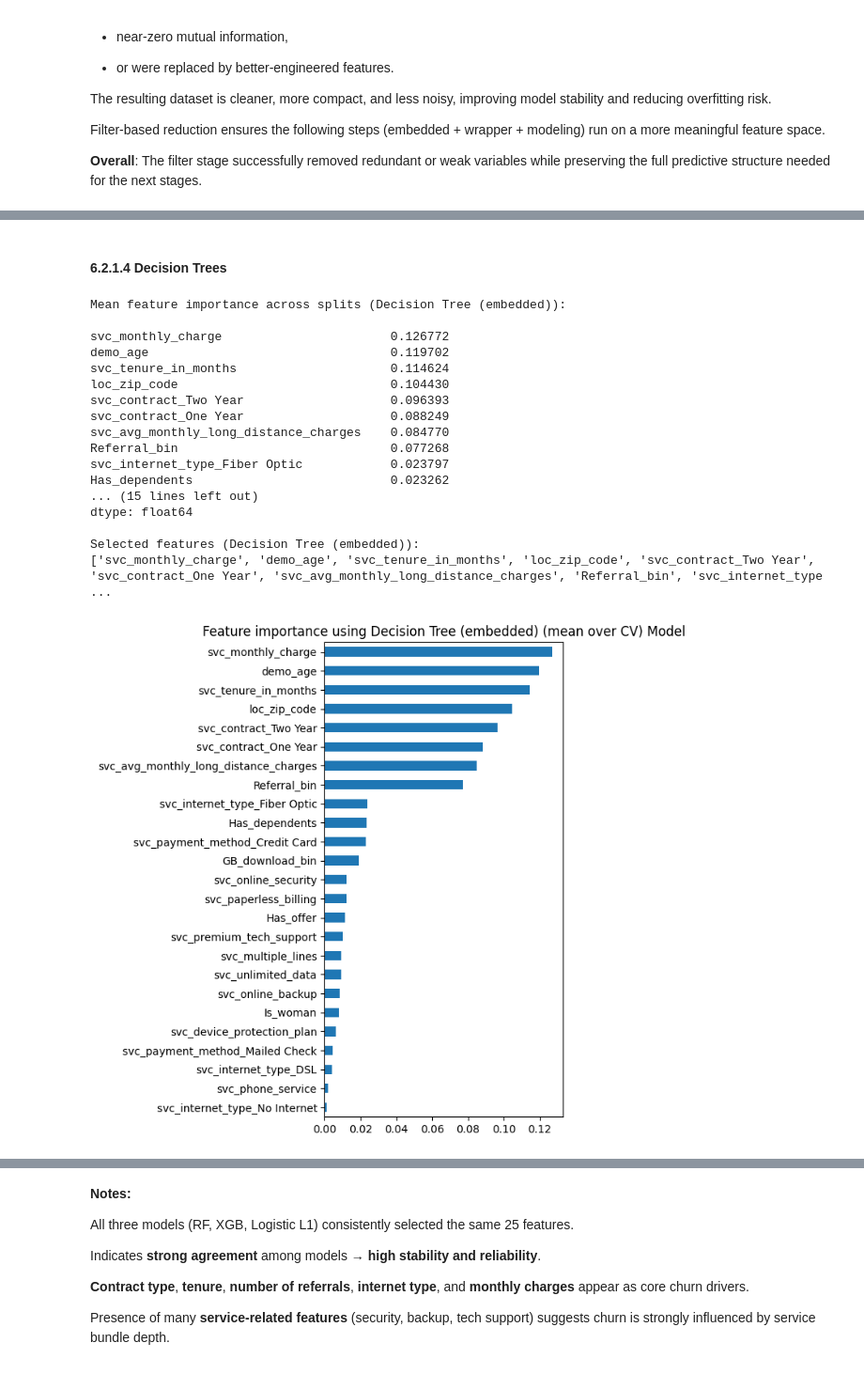
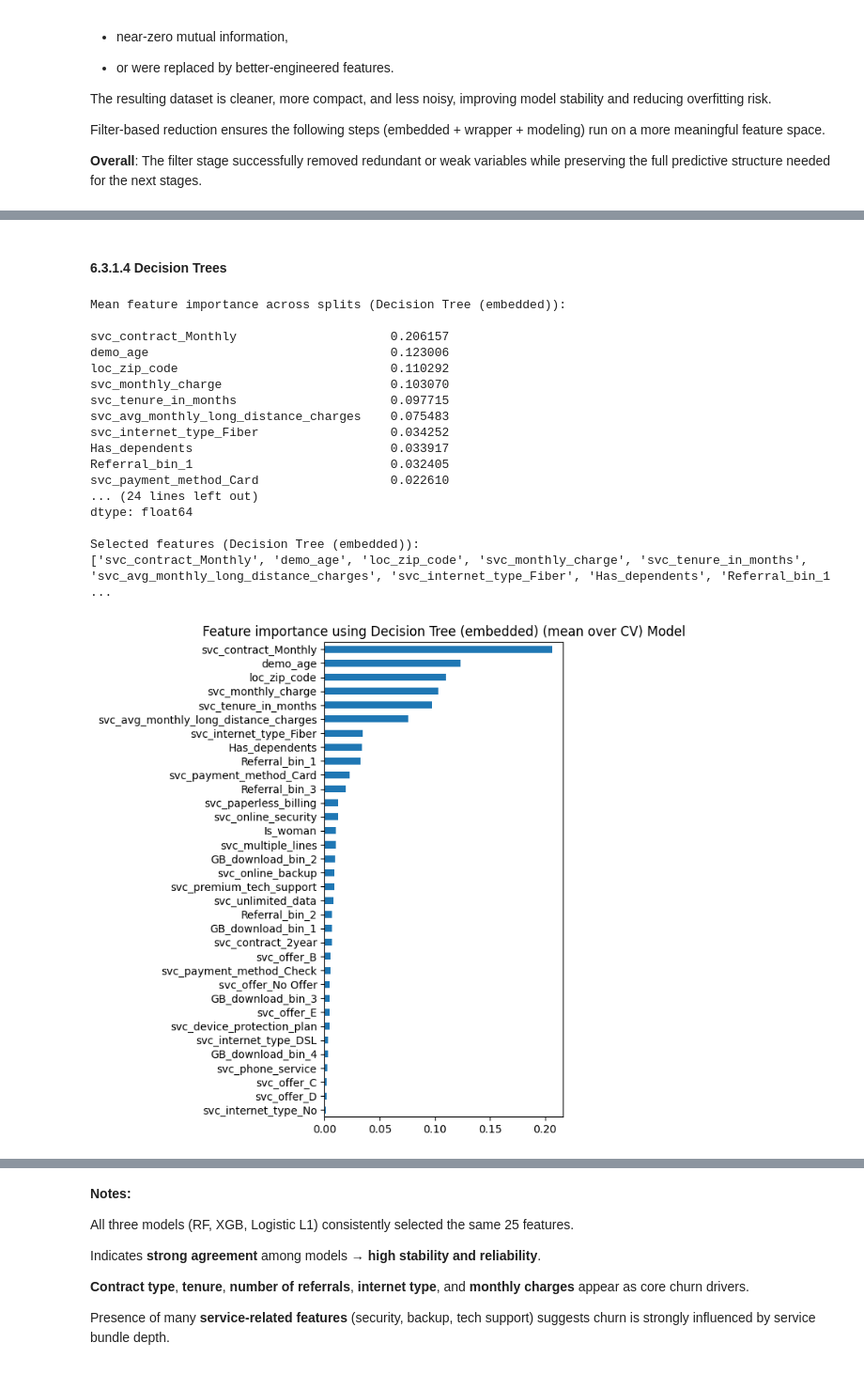
Before and after one commit to sergiopatinha/EnterpriseDataScienceBootcamp_workgroup, a Jupyter notebook: notebooks/03_data_preparation.ipynb, the cells around one changed output, grey strips where cells are left out. Shown at 94% size. Cells and saved outputs as stored; diff of their text form; code cells hidden in the pictures.

```diff
--- a/notebooks/03_data_preparation.ipynb
+++ b/notebooks/03_data_preparation.ipynb
@@ -873,0 +920,3 @@ to_encode_cols.append("svc_payment_method")
+# %%
+to_encode_cols.append("svc_offer")
+X["svc_offer"].value_counts(dropna=False)
@@ -1107,12 +1034,0 @@ Column: svc_monthly_charge  (unique=1488)
-# %%
-print("\n=== Ordinal Columns ===")
-print(ordinal_cols)
-
-
-# Step: Show unique values for categorical columns with <5 unique entries
-print("\n=== Ordinal Columns with Unique Values ===")
-for col in ordinal_cols:
-    unique_vals = X[col].unique()
-    if len(unique_vals) <= 500000:
-        print(f"\nColumn: {col}  (unique={len(unique_vals)})")
-        print(unique_vals)
@@ -1134,12 +1034,0 @@ Categories (5, object): ['0' < '1–10' < '11–30' < '31–60' < '60+']
-# %%
-print("\n=== Binnary Columns ===")
-print(binary_cols)
-
-
-# Step: Show unique values for categorical columns with <5 unique entries
-print("\n=== Binnary Columns with Unique Values ===")
-for col in binary_cols:
-    unique_vals = X[col].unique()
-    if len(unique_vals) <= 5:
-        print(f"\nColumn: {col}  (unique={len(unique_vals)})")
-        print(unique_vals)
@@ -2249,0 +2737,4 @@ Filter-based reduction ensures the following steps (embedded + wrapper + modelin
+# %%
+# Number of variabels to choose?
+
+k_features=10
@@ -2521,39 +3025,36 @@ Selected features (Logistic Regression (embedded)):
 # %% [markdown]
-#### **6.2.1.4 Decision Trees**
+#### **6.3.1.4 Decision Trees**
 # %%
-X_dt_enc = make_all_numeric(X_enc)
-
-
 dt_est = DecisionTreeClassifier(
     random_state=99,
     max_depth=None
 )
 
 dt_mean_imp, dt_imp_splits, dt_selected_features = select_best_features_embedded(
-    X_dt_enc,
+    X_enc,
     y,
     skf,
     estimator=dt_est,
     model_name="Decision Tree (embedded)",
     importance_threshold=0.01,   # ou None se preferires top_k
-    top_k=15
+    top_k=k_features
 )
 # %% [output]
 Mean feature importance across splits (Decision Tree (embedded)):
 
-svc_monthly_charge                       0.126772
-demo_age                                 0.119702
-svc_tenure_in_months                     0.114624
-loc_zip_code                             0.104430
-svc_contract_Two Year                    0.096393
-svc_contract_One Year                    0.088249
-svc_avg_monthly_long_distance_charges    0.084770
-Referral_bin                             0.077268
-svc_internet_type_Fiber Optic            0.023797
-Has_dependents                           0.023262
-... (15 lines left out)
+svc_contract_Monthly                     0.206157
+demo_age                                 0.123006
+loc_zip_code                             0.110292
+svc_monthly_charge                       0.103070
+svc_tenure_in_months                     0.097715
+svc_avg_monthly_long_distance_charges    0.075483
+svc_internet_type_Fiber                  0.034252
+Has_dependents                           0.033917
+Referral_bin_1                           0.032405
+svc_payment_method_Card                  0.022610
+... (24 lines left out)
 dtype: float64
 
 Selected features (Decision Tree (embedded)):
-['svc_monthly_charge', 'demo_age', 'svc_tenure_in_months', 'loc_zip_code', 'svc_contract_Two Year', 'svc_contract_One Year', 'svc_avg_monthly_long_distance_charges', 'Referral_bin', 'svc_internet_type ...
+['svc_contract_Monthly', 'demo_age', 'loc_zip_code', 'svc_monthly_charge', 'svc_tenure_in_months', 'svc_avg_monthly_long_distance_charges', 'svc_internet_type_Fiber', 'Has_dependents', 'Referral_bin_1 ...
-[figure, old version]
+[figure, new version]
```
Also changed, not shown: parts of 149 cells of this notebook.
